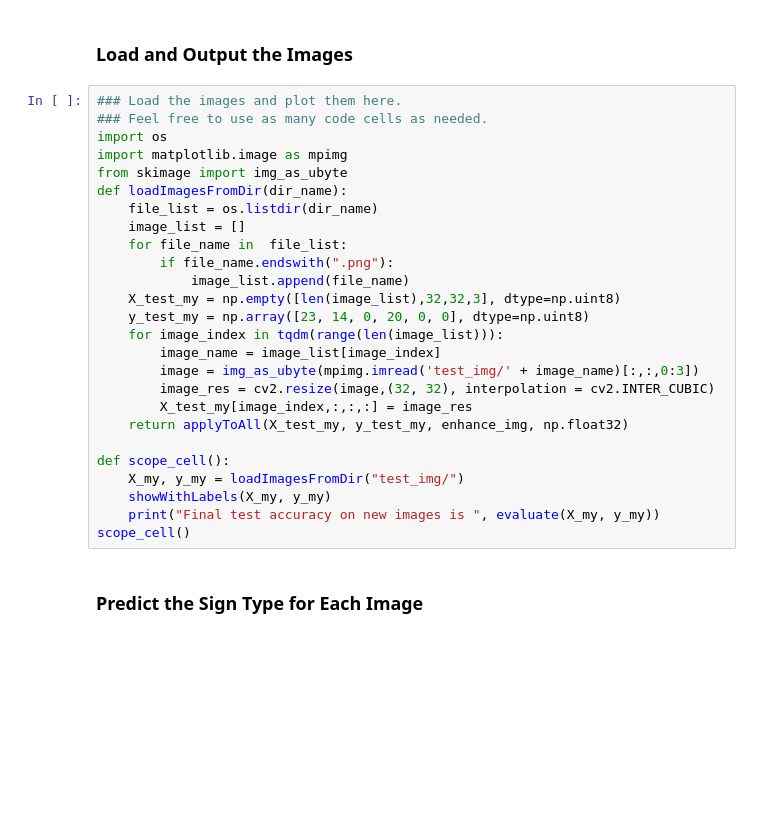
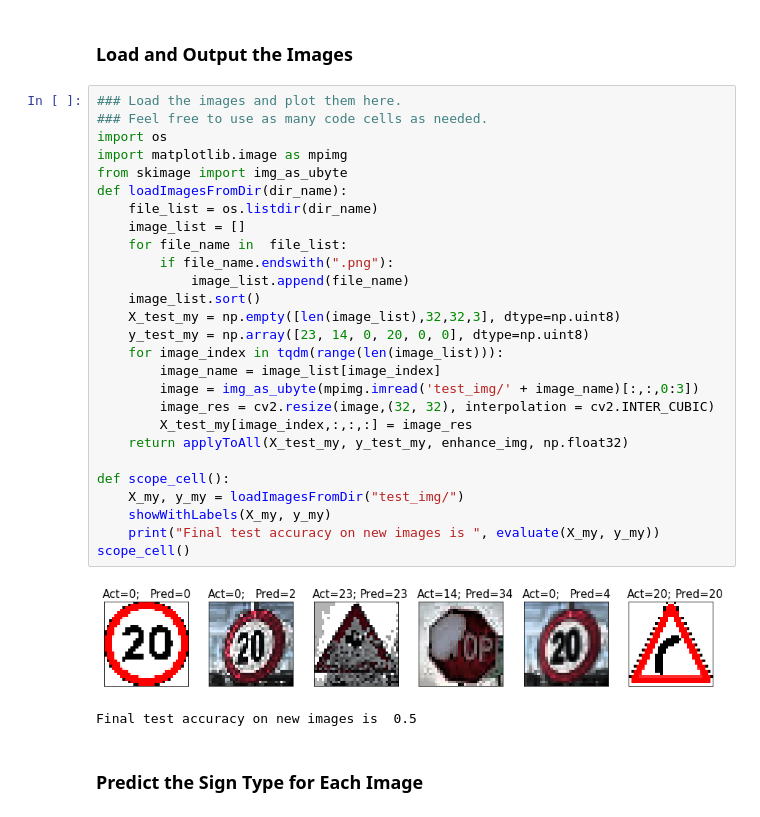
Before and after one commit to YuryBrodskiy/carnd-yury, a Jupyter notebook: CarND-Traffic-Sign-Classifier-Project/Traffic_Sign_Classifier.ipynb, the cells around one changed output. Cells and saved outputs as stored; diff of their text form; blank space fills up the shorter version.

```diff
--- a/CarND-Traffic-Sign-Classifier-Project/Traffic_Sign_Classifier.ipynb
+++ b/CarND-Traffic-Sign-Classifier-Project/Traffic_Sign_Classifier.ipynb
@@ -585,29 +593,33 @@ You may find `signnames.csv` useful as it contains mappings from the class id (i
 # %%
 ### Load the images and plot them here.
 ### Feel free to use as many code cells as needed.
 import os
 import matplotlib.image as mpimg
 from skimage import img_as_ubyte
 def loadImagesFromDir(dir_name):
     file_list = os.listdir(dir_name)
     image_list = []
     for file_name in  file_list:
         if file_name.endswith(".png"):
             image_list.append(file_name)
+    image_list.sort()
     X_test_my = np.empty([len(image_list),32,32,3], dtype=np.uint8)
     y_test_my = np.array([23, 14, 0, 20, 0, 0], dtype=np.uint8)
     for image_index in tqdm(range(len(image_list))):
         image_name = image_list[image_index]
         image = img_as_ubyte(mpimg.imread('test_img/' + image_name)[:,:,0:3])
         image_res = cv2.resize(image,(32, 32), interpolation = cv2.INTER_CUBIC)
         X_test_my[image_index,:,:,:] = image_res
     return applyToAll(X_test_my, y_test_my, enhance_img, np.float32)
 
 def scope_cell():
     X_my, y_my = loadImagesFromDir("test_img/")
     showWithLabels(X_my, y_my)
     print("Final test accuracy on new images is ", evaluate(X_my, y_my))
 scope_cell()
+# %% [output]
+[figure, added]
+Final test accuracy on new images is  0.5
 # %% [markdown]
 ### Predict the Sign Type for Each Image
 # %%
```
Also changed, not shown: parts of 11 cells of this notebook, 9 other files.
